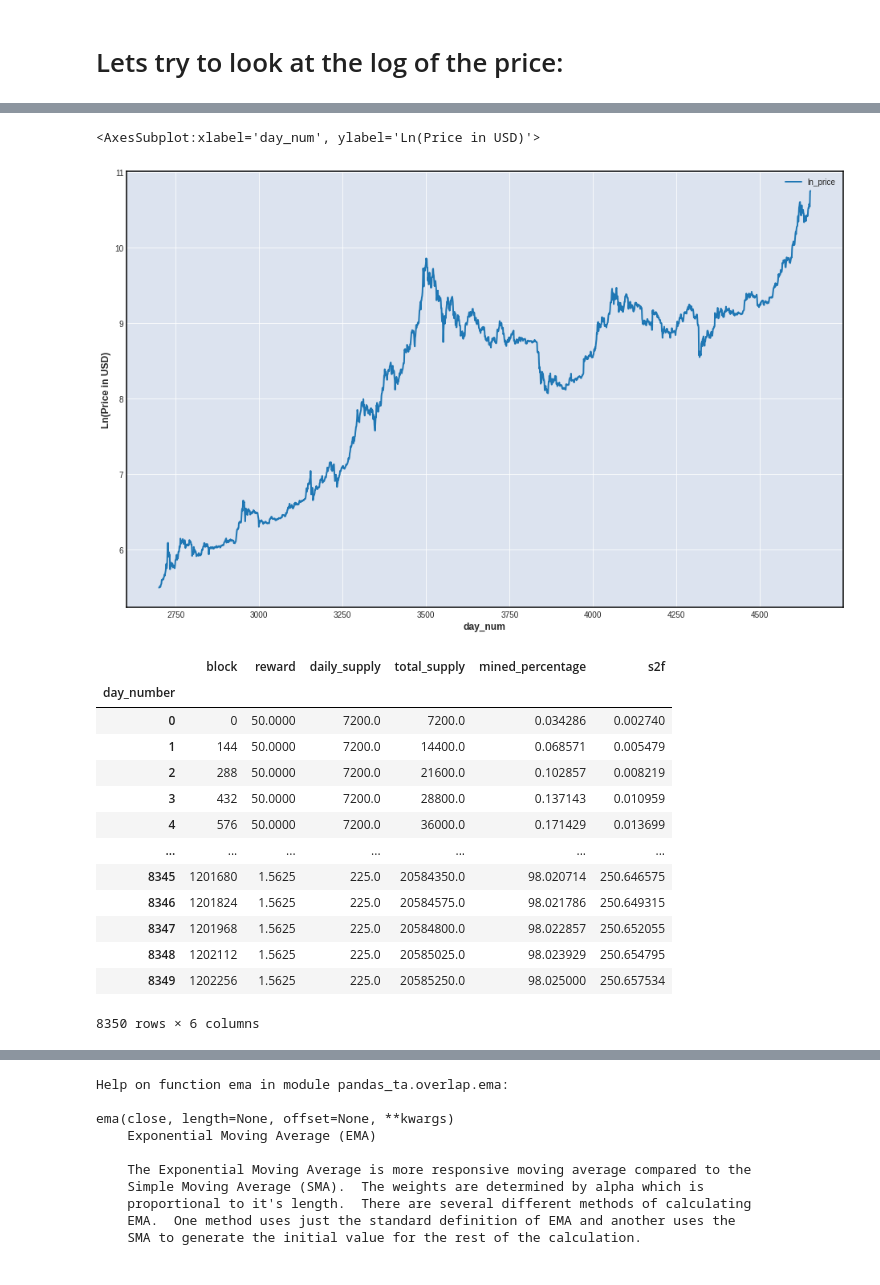
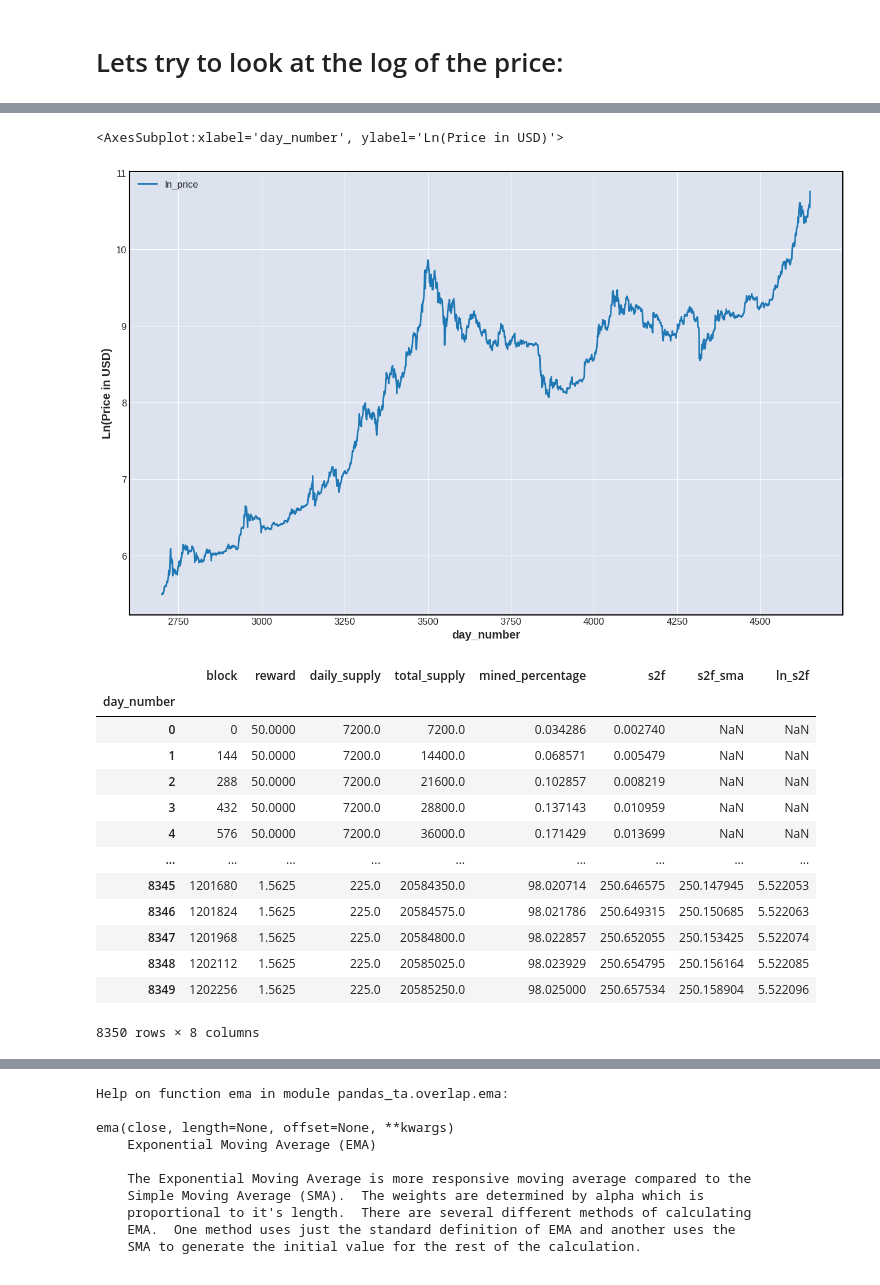
Before and after one commit to MajorTal/btc_s2f, a Jupyter notebook: analyze_btc.ipynb, the cells around one changed output, grey strips where cells are left out. Drawn from its saved outputs; the diff is of its cells as text; code cells hidden in the pictures.

```diff
--- a/analyze_btc.ipynb
+++ b/analyze_btc.ipynb
@@ -49,9 +50,9 @@ df["ln_price"] = np.log(df["close"])
 last_block = 676707 # Now
 last_time = datetime(2021, 3, 28, 16, 23) # Now
 blocks_per_day = 6 * 24 # on average
-df["day_num"] = (df.index - last_time).days + last_block // blocks_per_day
+df["day_number"] = (df.index - last_time).days + last_block // blocks_per_day
 # %%
-df["ln_day_num"] = np.log(df["day_num"])
+df["ln_day_num"] = np.log(df["day_number"])
 # %%
 df
 # %% [output]
@@ -72,8 +73,8 @@ df
 # %%
-df.plot(x="day_num", y="ln_price", ylabel='Ln(Price in USD)', figsize=(16, 10))
+df.plot(x="day_number", y="ln_price", ylabel='Ln(Price in USD)', figsize=(16, 10))
 # %% [output]
-<AxesSubplot:xlabel='day_num', ylabel='Ln(Price in USD)'>
+<AxesSubplot:xlabel='day_number', ylabel='Ln(Price in USD)'>
-[figure, old version]
+[figure, new version]
 # %%
 start_block_reward = 50 # Original block reward for miners was 50 BTC
 reward_interval = 210000 # 210000 is around every 4 years with a 10 minute block interval
@@ -87,22 +88,24 @@ blocks_df["daily_supply"] = blocks_per_day * blocks_df.reward
 blocks_df["total_supply"] = blocks_df.daily_supply.cumsum()
 blocks_df["mined_percentage"] = blocks_df["total_supply"] * 100 / total_supply
 blocks_df["s2f"] = blocks_df.total_supply / (365 * blocks_df.daily_supply)
+blocks_df["s2f_sma"] = blocks_df.s2f.rolling(365).mean()
+blocks_df["ln_s2f"] = np.log(blocks_df.s2f_sma)
 blocks_df
 # %% [output]
-|  | block | reward | daily_supply | total_supply | mined_percentage | s2f |
-| day_number |  |  |  |  |  |  |
-| 0 | 0 | 50.0000 | 7200.0 | 7200.0 | 0.034286 | 0.002740 |
-| 1 | 144 | 50.0000 | 7200.0 | 14400.0 | 0.068571 | 0.005479 |
-| 2 | 288 | 50.0000 | 7200.0 | 21600.0 | 0.102857 | 0.008219 |
-| 3 | 432 | 50.0000 | 7200.0 | 28800.0 | 0.137143 | 0.010959 |
-| 4 | 576 | 50.0000 | 7200.0 | 36000.0 | 0.171429 | 0.013699 |
-| ... | ... | ... | ... | ... | ... | ... |
-| 8345 | 1201680 | 1.5625 | 225.0 | 20584350.0 | 98.020714 | 250.646575 |
-| 8346 | 1201824 | 1.5625 | 225.0 | 20584575.0 | 98.021786 | 250.649315 |
-| 8347 | 1201968 | 1.5625 | 225.0 | 20584800.0 | 98.022857 | 250.652055 |
-| 8348 | 1202112 | 1.5625 | 225.0 | 20585025.0 | 98.023929 | 250.654795 |
-| 8349 | 1202256 | 1.5625 | 225.0 | 20585250.0 | 98.025000 | 250.657534 |
+|  | block | reward | daily_supply | total_supply | mined_percentage | s2f | s2f_sma | ln_s2f |
+| day_number |  |  |  |  |  |  |  |  |
+| 0 | 0 | 50.0000 | 7200.0 | 7200.0 | 0.034286 | 0.002740 | NaN | NaN |
+| 1 | 144 | 50.0000 | 7200.0 | 14400.0 | 0.068571 | 0.005479 | NaN | NaN |
+| 2 | 288 | 50.0000 | 7200.0 | 21600.0 | 0.102857 | 0.008219 | NaN | NaN |
+| 3 | 432 | 50.0000 | 7200.0 | 28800.0 | 0.137143 | 0.010959 | NaN | NaN |
+| 4 | 576 | 50.0000 | 7200.0 | 36000.0 | 0.171429 | 0.013699 | NaN | NaN |
+| ... | ... | ... | ... | ... | ... | ... | ... | ... |
+| 8345 | 1201680 | 1.5625 | 225.0 | 20584350.0 | 98.020714 | 250.646575 | 250.147945 | 5.522053 |
+| 8346 | 1201824 | 1.5625 | 225.0 | 20584575.0 | 98.021786 | 250.649315 | 250.150685 | 5.522063 |
+| 8347 | 1201968 | 1.5625 | 225.0 | 20584800.0 | 98.022857 | 250.652055 | 250.153425 | 5.522074 |
+| 8348 | 1202112 | 1.5625 | 225.0 | 20585025.0 | 98.023929 | 250.654795 | 250.156164 | 5.522085 |
+| 8349 | 1202256 | 1.5625 | 225.0 | 20585250.0 | 98.025000 | 250.657534 | 250.158904 | 5.522096 |
-8350 rows × 6 columns
+8350 rows × 8 columns
 # %%
 blocks_df[last_block//blocks_per_day:last_block//blocks_per_day+1] # Status today:
 # %% [output]
```
Also changed, not shown: parts of 8 cells of this notebook.
